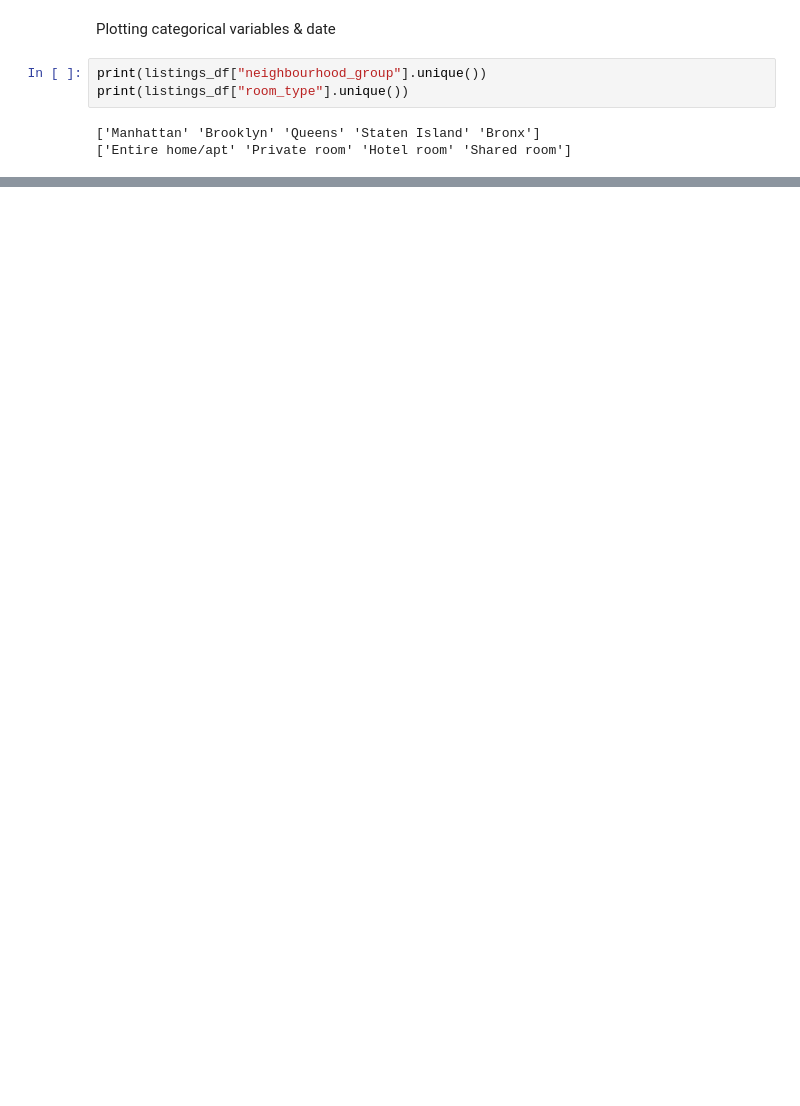
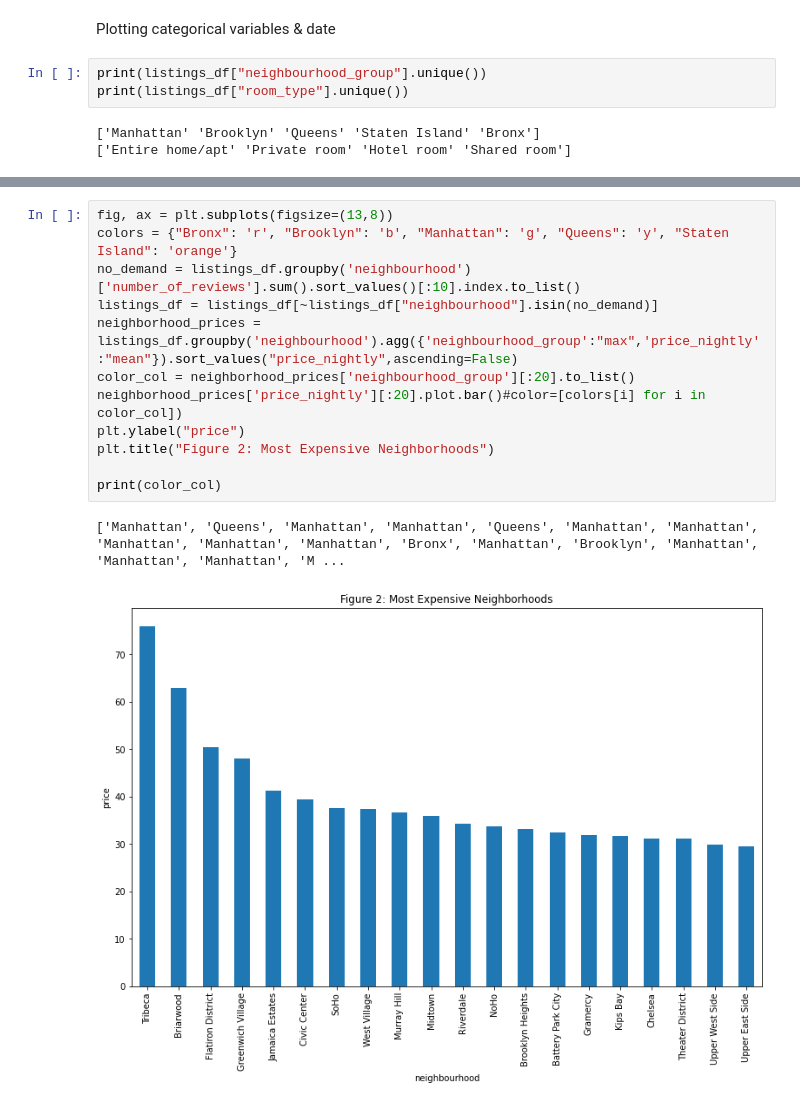
Before and after one commit to jeremyben-meir/orie3120-project, a Jupyter notebook: Milestone 1.ipynb, the cells around one changed output, grey strips where cells are left out. Cells and saved outputs as stored; diff of their text form; blank space fills up the shorter version.

```diff
--- a/Milestone 1.ipynb
+++ b/Milestone 1.ipynb
@@ -112,3 +132,18 @@ Text(0, 0.5, 'price')
+# %%
+fig, ax = plt.subplots(figsize=(13,8))
+colors = {"Bronx": 'r', "Brooklyn": 'b', "Manhattan": 'g', "Queens": 'y', "Staten Island": 'orange'}
+no_demand = listings_df.groupby('neighbourhood')['number_of_reviews'].sum().sort_values()[:10].index.to_list()
+listings_df = listings_df[~listings_df["neighbourhood"].isin(no_demand)]
+neighborhood_prices = listings_df.groupby('neighbourhood').agg({'neighbourhood_group':"max",'price_nightly':"mean"}).sort_values("price_nightly",ascending=False)
+color_col = neighborhood_prices['neighbourhood_group'][:20].to_list()
+neighborhood_prices['price_nightly'][:20].plot.bar()#color=[colors[i] for i in color_col])
+plt.ylabel("price")
+plt.title("Figure 2: Most Expensive Neighborhoods")
+
+print(color_col)
+# %% [output]
+['Manhattan', 'Queens', 'Manhattan', 'Manhattan', 'Queens', 'Manhattan', 'Manhattan', 'Manhattan', 'Manhattan', 'Manhattan', 'Bronx', 'Manhattan', 'Brooklyn', 'Manhattan', 'Manhattan', 'Manhattan', 'M ...
+[figure, added]
 # %%
 fig, ax = plt.subplots(figsize=(5,4))
 plt.suptitle('')
```
Also changed, not shown: parts of 10 cells of this notebook, 4 other files.
